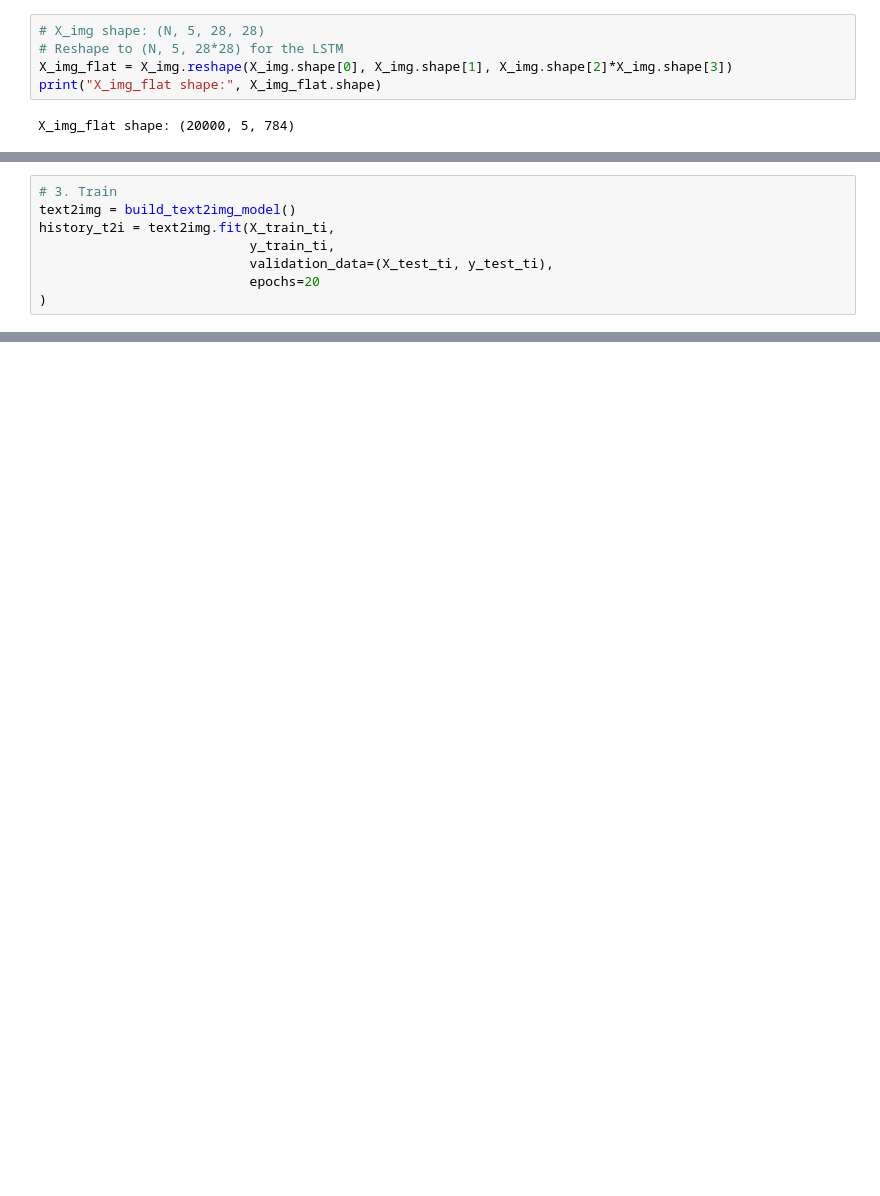
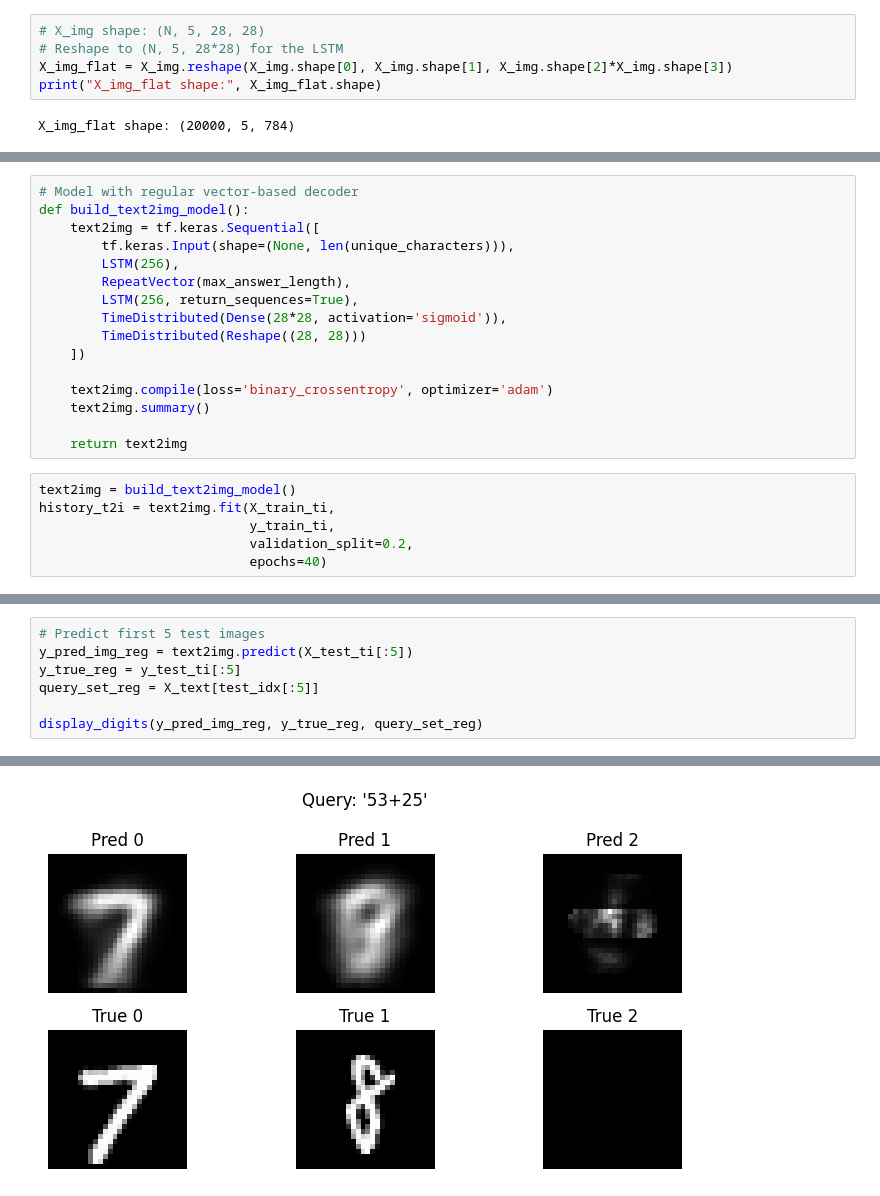
Before and after one commit to LewisBoulogne/IDL_assignment_2, a Jupyter notebook: A2_RNNs.ipynb, the cells around one changed output, grey strips where cells are left out. Drawn from its saved outputs; the diff is of its cells as text; blank space fills up the shorter version.

Commit message:
finished models text2img

```diff
--- a/A2_RNNs.ipynb
+++ b/A2_RNNs.ipynb
@@ -717,8 +641,0 @@ y_test_ti  = y_img[test_idx]
-# %%
-# 3. Train
-text2img = build_text2img_model()
-history_t2i = text2img.fit(X_train_ti,
-                           y_train_ti,
-                           validation_data=(X_test_ti, y_test_ti),
-                           epochs=20
-)
@@ -1603,0 +690,22 @@ Epoch 20/20
+# %%
+# Model with regular vector-based decoder
+def build_text2img_model():
+    text2img = tf.keras.Sequential([
+        tf.keras.Input(shape=(None, len(unique_characters))),
+        LSTM(256),
+        RepeatVector(max_answer_length),
+        LSTM(256, return_sequences=True),
+        TimeDistributed(Dense(28*28, activation='sigmoid')),
+        TimeDistributed(Reshape((28, 28)))
+    ])
+
+    text2img.compile(loss='binary_crossentropy', optimizer='adam')
+    text2img.summary()
+
+    return text2img
+# %%
+text2img = build_text2img_model()
+history_t2i = text2img.fit(X_train_ti,
+                           y_train_ti,
+                           validation_split=0.2,
+                           epochs=40)
@@ -1603,0 +749,8 @@ Epoch 20/20
+# %%
+# Predict first 5 test images
+y_pred_img_reg = text2img.predict(X_test_ti[:5])
+y_true_reg = y_test_ti[:5]
+query_set_reg = X_text[test_idx[:5]]
+
+display_digits(y_pred_img_reg, y_true_reg, query_set_reg)
+# %% [output]
@@ -1603,0 +758 @@ Epoch 20/20
+[figure, added]
```
Also changed, not shown: parts of 45 cells of this notebook.
